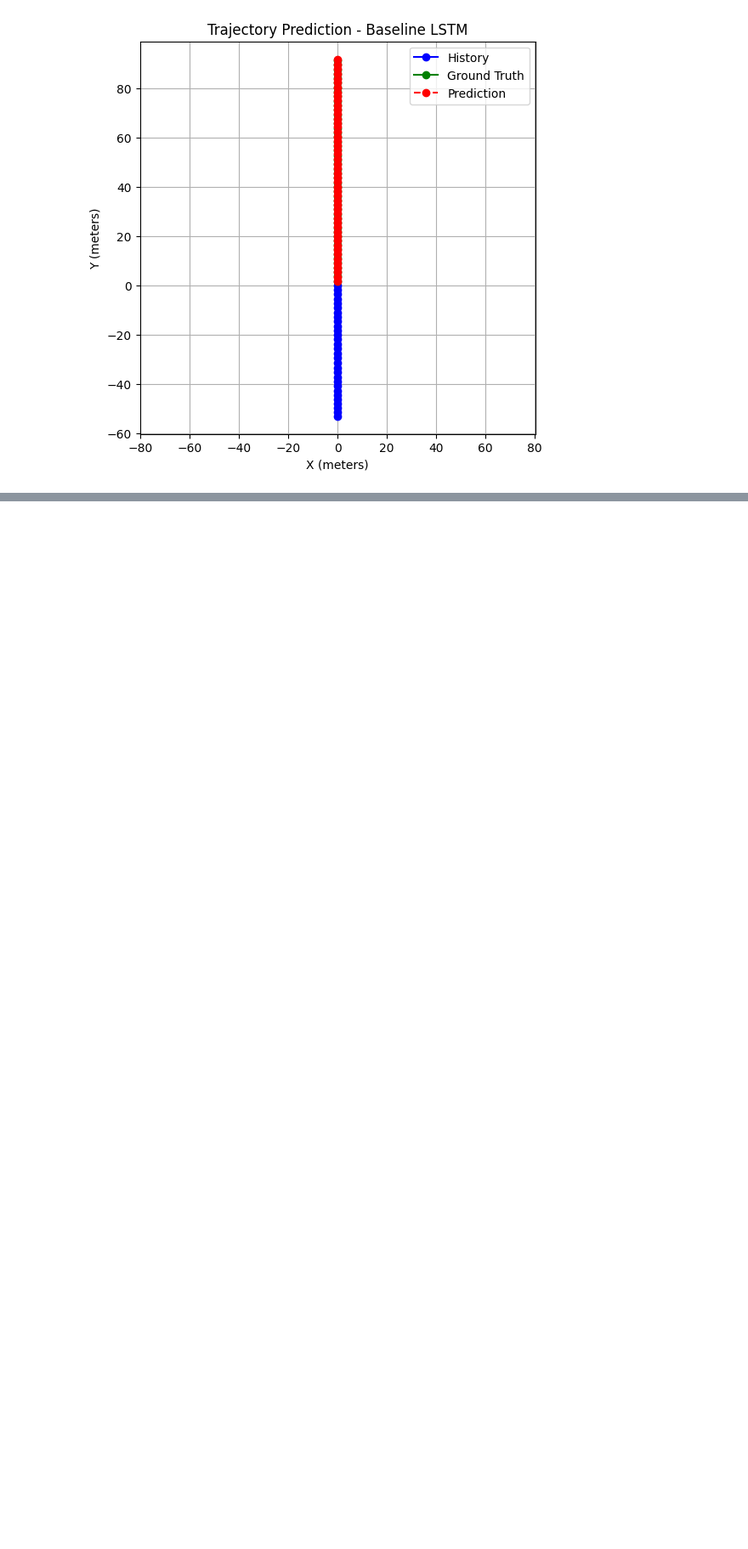
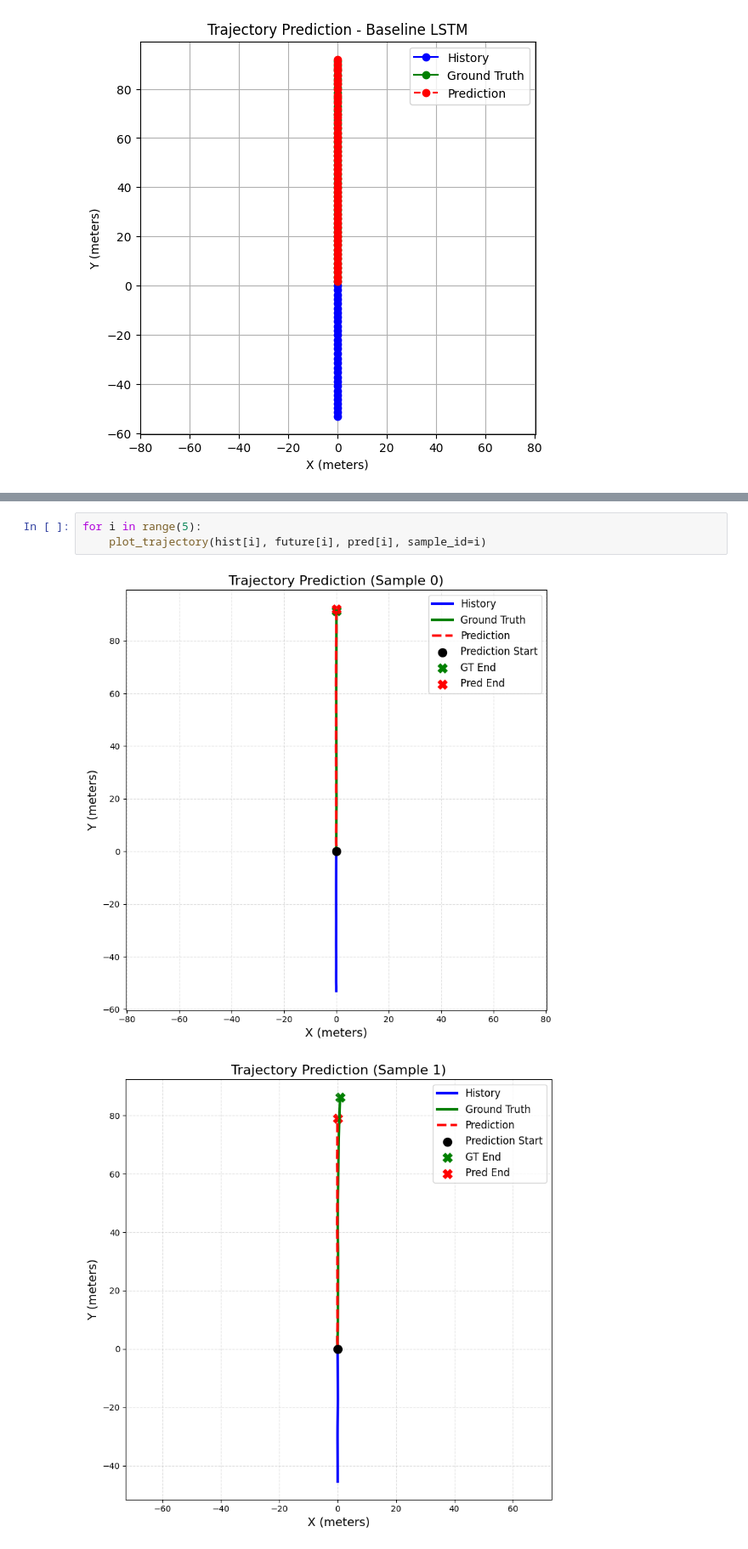
Before and after one commit to abhiramanil369/VTP-Deep-Learning-for-Vehicle-Trajectory-Prediction, a Jupyter notebook: VTP_Deep_Learning_for_Vehicle_Trajectory_Prediction.ipynb, the cells around one changed output, grey strips where cells are left out. Shown at 85% size. Drawn from its saved outputs; the diff is of its cells as text; blank space fills up the shorter version.

```diff
--- a/VTP_Deep_Learning_for_Vehicle_Trajectory_Prediction.ipynb
+++ b/VTP_Deep_Learning_for_Vehicle_Trajectory_Prediction.ipynb
@@ -783,0 +843,6 @@ for i in range(5):
+# %%
+for i in range(5):
+    plot_trajectory(hist[i], future[i], pred[i], sample_id=i)
+# %% [output]
+[figure, added]
+[figure, added]
```
Also changed, not shown: parts of 11 cells of this notebook.
